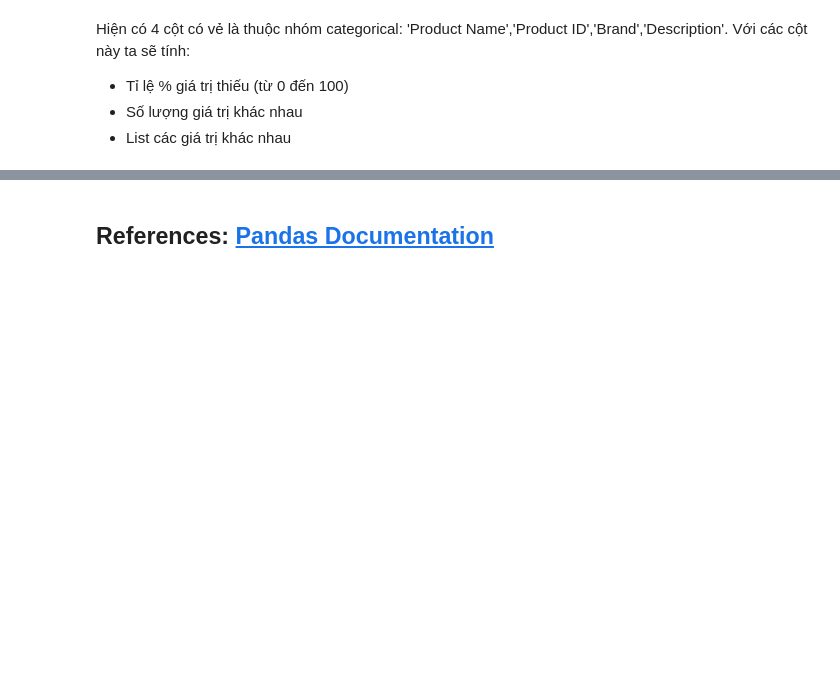
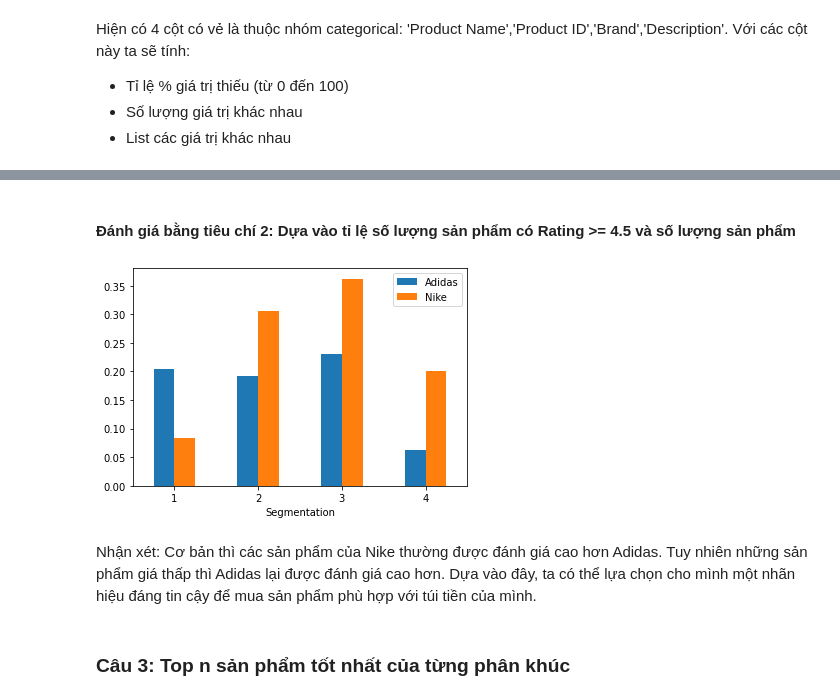
Before and after one commit to tvadiep/Sale-Analysis, a Jupyter notebook: SalesAnalysis.ipynb, the cells around one changed output, grey strips where cells are left out. Saved outputs shown, nothing was run; the diff lists cells and outputs as text; code cells hidden in the pictures; blank space fills up the shorter version.

```diff
--- a/SalesAnalysis.ipynb
+++ b/SalesAnalysis.ipynb
@@ -397,2 +340,22 @@ Theo như biểu đồ trên thì ta có thể dễ dàng nhận thấy Adidas c
-# %% [markdown]
-## References: [Pandas Documentation](https://pandas.pydata.org/docs/reference/api/pandas.DataFrame.duplicated.html)
+# %% [markdown]
+#### Đánh giá bằng tiêu chí 2: Dựa vào tỉ lệ số lượng sản phẩm có Rating >= 4.5 và số lượng sản phẩm
+# %%
+type_adidas = df[(df['Company']=='Adidas')&(df['Rating']>=4.5)].groupby('Segmentation')['Product ID'].count()
+type_nike = df[(df['Company']=='Nike')&(df['Rating']>=4.5)].groupby('Segmentation')['Product ID'].count()
+# %%
+type_count_adidas = df[df['Company']=='Adidas'].groupby('Segmentation')['Product ID'].count()
+type_count_nike = df[df['Company']=='Nike'].groupby('Segmentation')['Product ID'].count()
+# %%
+per_adidas = type_adidas/type_count_adidas
+per_nike = type_nike/type_count_nike
+# %%
+group_labels = ['Adidas', 'Nike']
+# Convert data to pandas DataFrame.
+df_per = pd.DataFrame([per_adidas,per_nike], index=group_labels).T
+df_per.plot.bar(rot=0);
+# %% [output]
+[figure, added]
+# %% [markdown]
+Nhận xét: Cơ bản thì các sản phẩm của Nike thường được đánh giá cao hơn Adidas. Tuy nhiên những sản phẩm giá thấp thì Adidas lại được đánh giá cao hơn. Dựa vào đây, ta có thể lựa chọn cho mình một nhãn hiệu đáng tin cậy để mua sản phẩm phù hợp với túi tiền của mình.
+# %% [markdown]
+### Câu 3: Top n sản phẩm tốt nhất của từng phân khúc
```
Also changed, not shown: parts of 89 cells of this notebook, 1 other file.
